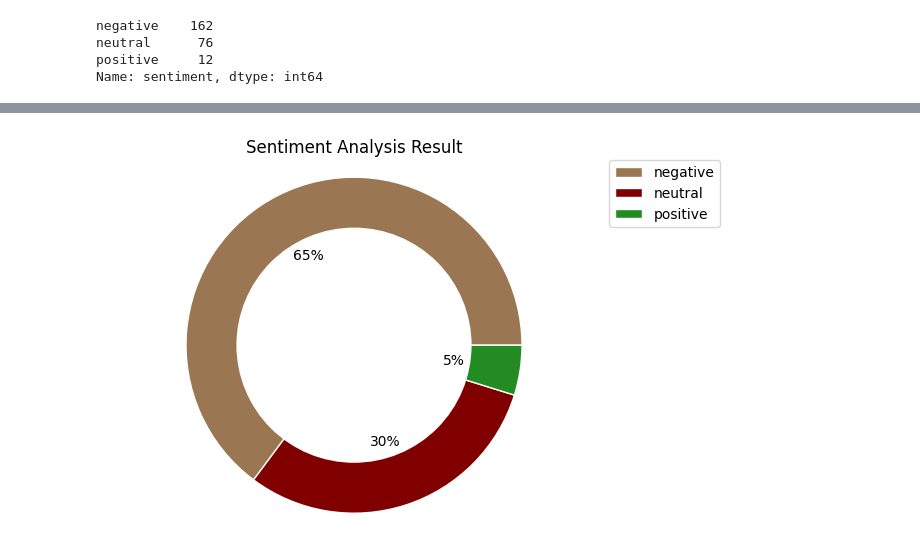
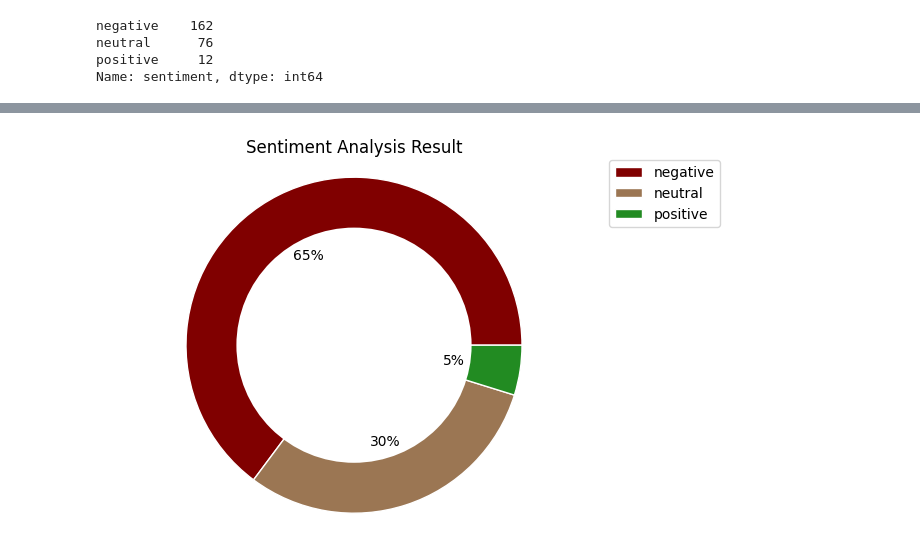
Before and after one commit to tumi59/twitter_airline_sentiments, a Jupyter notebook: twitter_sent.ipynb, the cells around one changed output, grey strips where cells are left out. Drawn from its saved outputs; the diff is of its cells as text; code cells hidden in the pictures.

Commit message:
graphical airline sentiment analysis

```diff
--- a/twitter_sent.ipynb
+++ b/twitter_sent.ipynb
@@ -63,34 +75,34 @@ plt.show()
 import matplotlib.pyplot as plt
 
 # Compiling the results into a pie chart
-colors = ['#9b7653', '#800000', '#228B22']  # Custom colors for the pie slices
+colors = ['#800000', '#9b7653', '#228B22']  # Custom colors for the pie slices
 
 # Create the figure and axes objects
 fig, ax = plt.subplots()
 
 # Plot the pie chart
 sent_summary.plot(kind='pie', y='score', autopct='%1.0f%%',
                   colors=colors, ylabel='', labeldistance=None,
                   ax=ax, wedgeprops={'linewidth': 1, 'edgecolor': 'white'})
 
 # Set the title and legend
 ax.set_title('Sentiment Analysis Result')
 ax.legend(bbox_to_anchor=(1, 1.02), loc='upper left')
 
 # Add a white circle at the center to create a donut-like appearance
 center_circle = plt.Circle((0, 0), 0.7, fc='white')
 ax.add_patch(center_circle)
 
 # Set the aspect ratio to be equal to make the pie chart circular
 ax.axis('equal')
 
 # Remove unnecessary spines and ticks
 ax.spines['top'].set_visible(False)
 ax.spines['right'].set_visible(False)
 ax.spines['left'].set_visible(False)
 ax.spines['bottom'].set_visible(False)
 ax.tick_params(axis='both', length=0)
 
 plt.show()
 # %% [output]
-[figure, old version]
+[figure, new version]
```
Also changed, not shown: parts of 16 cells of this notebook.
